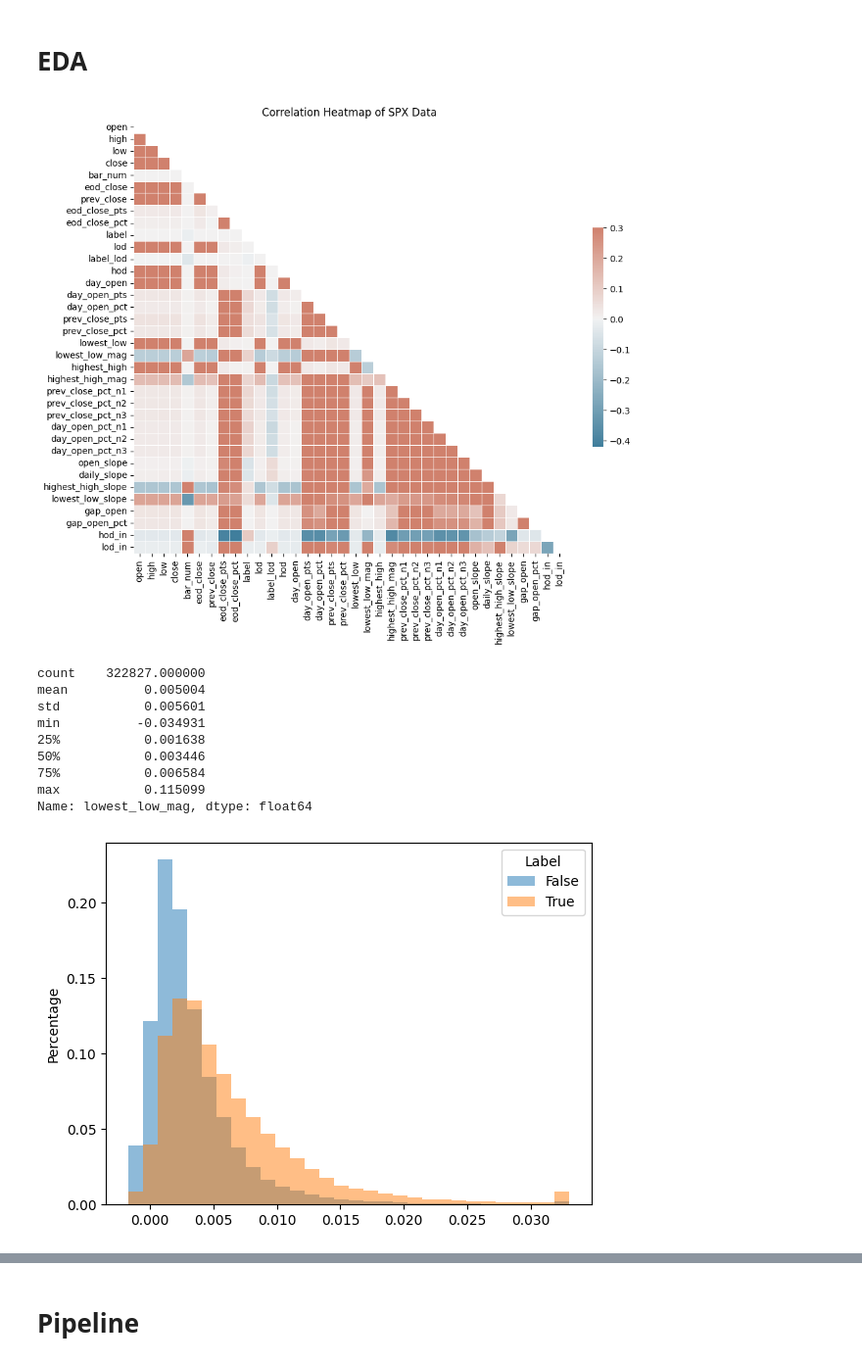
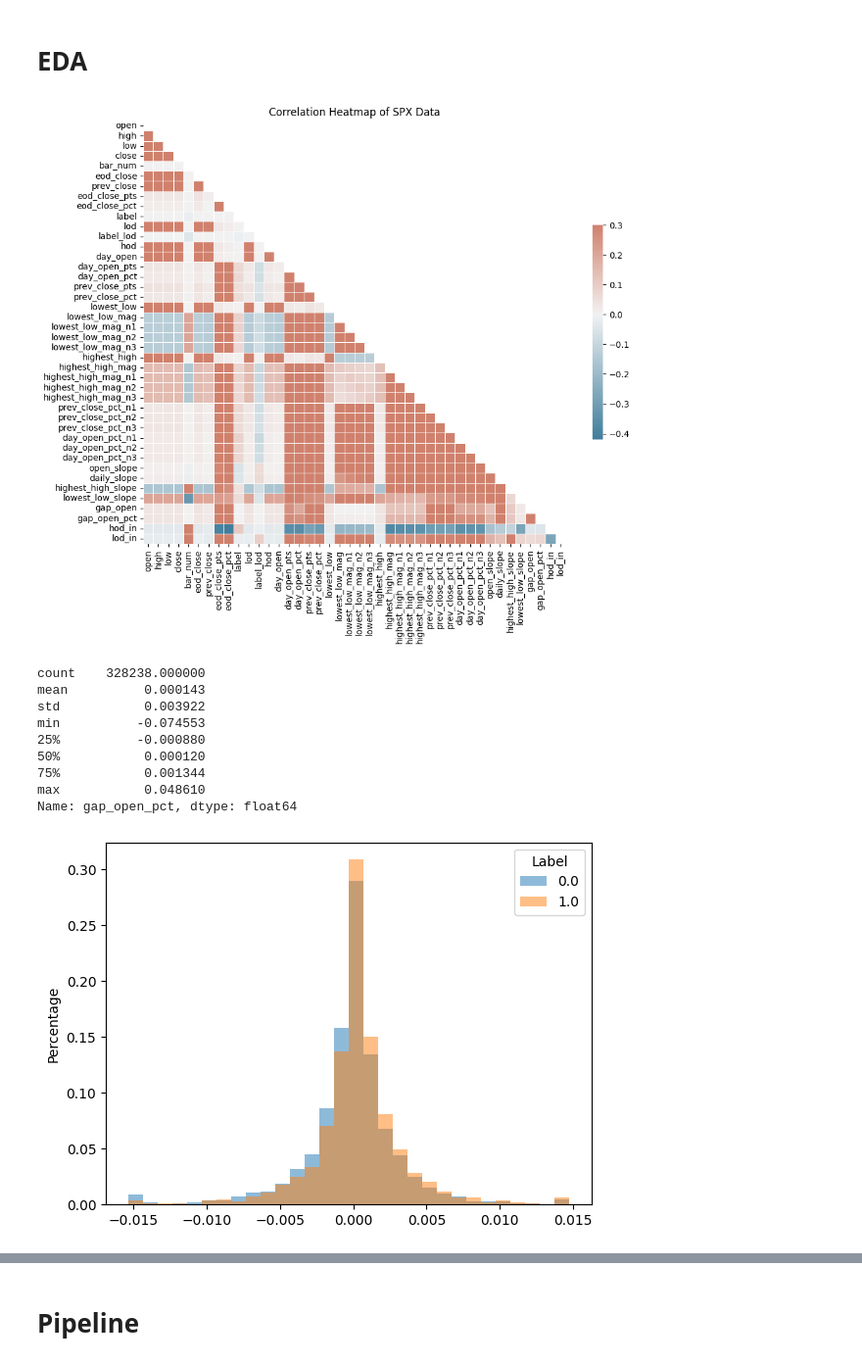
Before and after one commit to wnstnb/session_extrema_model, a Jupyter notebook: model_dev.ipynb, the cells around one changed output, grey strips where cells are left out. Shown: that part at 98% size. Drawn from its saved outputs; the diff is of its cells as text; code cells hidden in the pictures.

```diff
--- a/model_dev.ipynb
+++ b/model_dev.ipynb
@@ -179,6 +179,7 @@ from pandas.tseries.offsets import BDay
 from tqdm import tqdm
 
 spx_data['label'] = np.nan
+
 
 # Per date, run it.
 for day in tqdm(sorted(set(spx_data.index.date))):
@@ -200,12 +201,18 @@ for day in tqdm(sorted(set(spx_data.index.date))):
     spx_data.loc[day_str, 'lowest_low'] = spx_data.loc[day_str, 'lowest_low'].shift(1)
     spx_data.loc[day_str, 'lowest_low'] = spx_data.loc[day_str, 'lowest_low'].ffill()
     spx_data.loc[day_str, 'lowest_low_mag'] = (spx_data.loc[day_str, 'close'] / spx_data.loc[day_str, 'lowest_low']) - 1
+    spx_data.loc[day_str, 'lowest_low_mag_n1'] = spx_data.loc[day_str, 'lowest_low_mag'].shift(1)
+    spx_data.loc[day_str, 'lowest_low_mag_n2'] = spx_data.loc[day_str, 'lowest_low_mag'].shift(2)
+    spx_data.loc[day_str, 'lowest_low_mag_n3'] = spx_data.loc[day_str, 'lowest_low_mag'].shift(3)
 
     # Highest high
     spx_data.loc[day_str, 'highest_high'] = spx_data.loc[day_str, 'high'].expanding().max()
     spx_data.loc[day_str, 'highest_high'] = spx_data.loc[day_str, 'highest_high'].shift(1)
     spx_data.loc[day_str, 'highest_high'] = spx_data.loc[day_str, 'highest_high'].ffill()
     spx_data.loc[day_str, 'highest_high_mag'] = (spx_data.loc[day_str, 'close'] / spx_data.loc[day_str, 'highest_high']) - 1
+    spx_data.loc[day_str, 'highest_high_mag_n1'] = spx_data.loc[day_str, 'highest_high_mag'].shift(1)
+    spx_data.loc[day_str, 'highest_high_mag_n2'] = spx_data.loc[day_str, 'highest_high_mag'].shift(2)
+    spx_data.loc[day_str, 'highest_high_mag_n3'] = spx_data.loc[day_str, 'highest_high_mag'].shift(3)
 
     # Shifted
     spx_data.loc[day_str, 'prev_close_pct_n1'] = spx_data.loc[day_str, 'prev_close_pct'].shift(1)
@@ -221,7 +228,10 @@ for day in tqdm(sorted(set(spx_data.index.date))):
     spx_data.loc[day_str, 'daily_slope'] = spx_data.loc[day_str, 'prev_close_pct'] / spx_data.loc[day_str, 'bar_num']
     spx_data.loc[day_str, 'highest_high_slope'] = (spx_data.loc[day_str, 'close'] - spx_data.loc[day_str, 'highest_high']) / spx_data.loc[day_str, 'bar_num']
     spx_data.loc[day_str, 'lowest_low_slope'] = (spx_data.loc[day_str, 'close'] - spx_data.loc[day_str, 'lowest_low']) / spx_data.loc[day_str, 'bar_num']
-
+    # spx_data.loc[day_str, 'day_range_pct'] = (spx_data.loc[day_str, ['highest_high','prev_close']].max(axis=1) - spx_data.loc[day_str, ['lowest_low','prev_close']].min(axis=1)) / spx_data.loc[day_str, 'prev_close']
+    # spx_data.loc[day_str, 'day_range_pct_n1'] = spx_data.loc[day_str, 'day_range_pct'].shift(1)
+    # spx_data.loc[day_str, 'day_range_pct_n2'] = spx_data.loc[day_str, 'day_range_pct'].shift(2)
+    # spx_data.loc[day_str, 'day_range_pct_n3'] = spx_data.loc[day_str, 'day_range_pct'].shift(3)
 
     # Label the data: 1 if the current high is the HOD, 0 otherwise
 
@@ -317,49 +327,49 @@ sns.heatmap(corr, mask=mask, cmap=cmap, vmax=.3, center=0,
 plt.title('Correlation Heatmap of SPX Data')
 plt.show()
 # %% [output]
-[figure, old version]
+[figure, new version]
 # %%
 import matplotlib.pyplot as plt
 
-col = 'lowest_low_mag'
+col = 'gap_open_pct'
 u = spx_data[col].quantile(0.005)
 l = spx_data[col].quantile(0.995)
 print(spx_data[col].describe())
 datav = spx_data[col].clip(lower=u, upper=l)
 
 # Group the data
-grouped = datav.groupby(spx_data['green_day'])
+grouped = datav.groupby(spx_data['lod_in'])
 
 # Create a new figure
 plt.figure()
 
 # Loop over the groups and plot each one
 for name, group in grouped:
     # Calculate weights for each data point
     weights = np.ones_like(group)/float(len(group))
 
     # Plot the histogram with weights
     plt.hist(group, weights=weights, bins=30, alpha=0.5, label=str(name))
 
 # Set y-axis label
 plt.ylabel('Percentage')
 
 # Add a legend
 plt.legend(title='Label')
 
 # Show the plot
 plt.show()
 # %% [output]
-count    322827.000000
-mean          0.005004
-std           0.005601
-min          -0.034931
-25%           0.001638
-50%           0.003446
-75%           0.006584
-max           0.115099
-Name: lowest_low_mag, dtype: float64
+count    328238.000000
+mean          0.000143
+std           0.003922
+min          -0.074553
+25%          -0.000880
+50%           0.000120
+75%           0.001344
+max           0.048610
+Name: gap_open_pct, dtype: float64
-[figure, old version]
+[figure, new version]
 # %%
 def get_top_probability(time, prev_close_pct):
     '''
```
Also changed, not shown: parts of 36 cells of this notebook, 7 other files.
